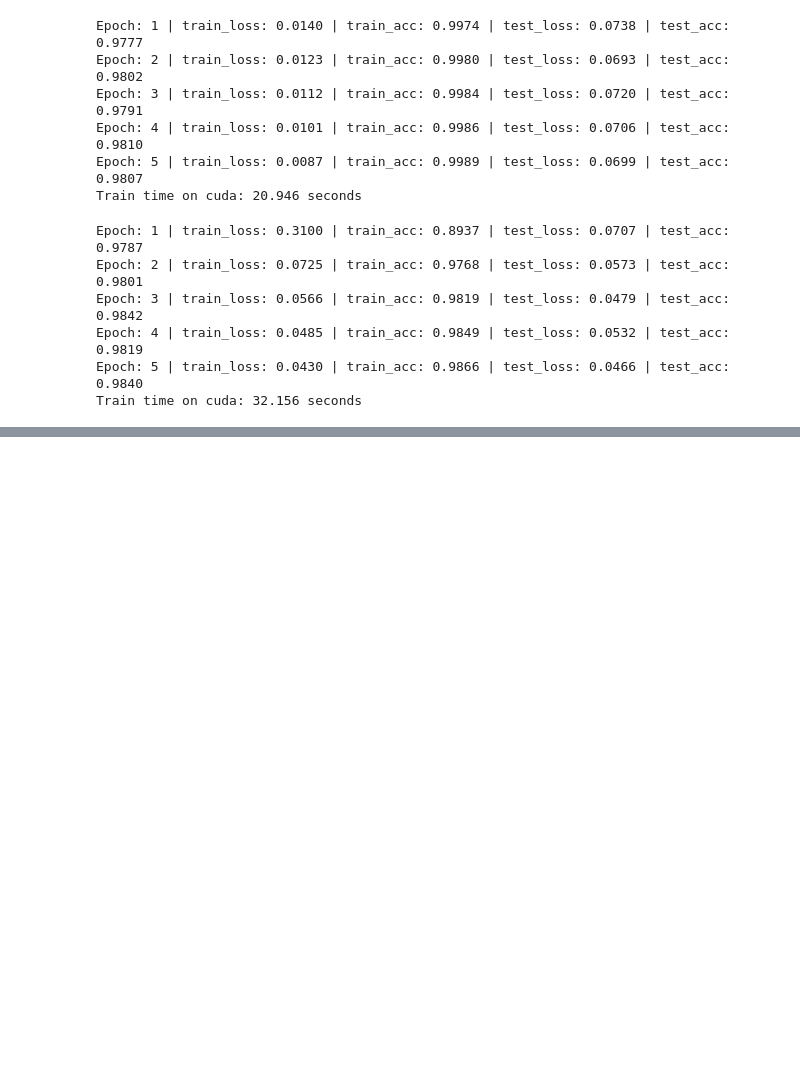
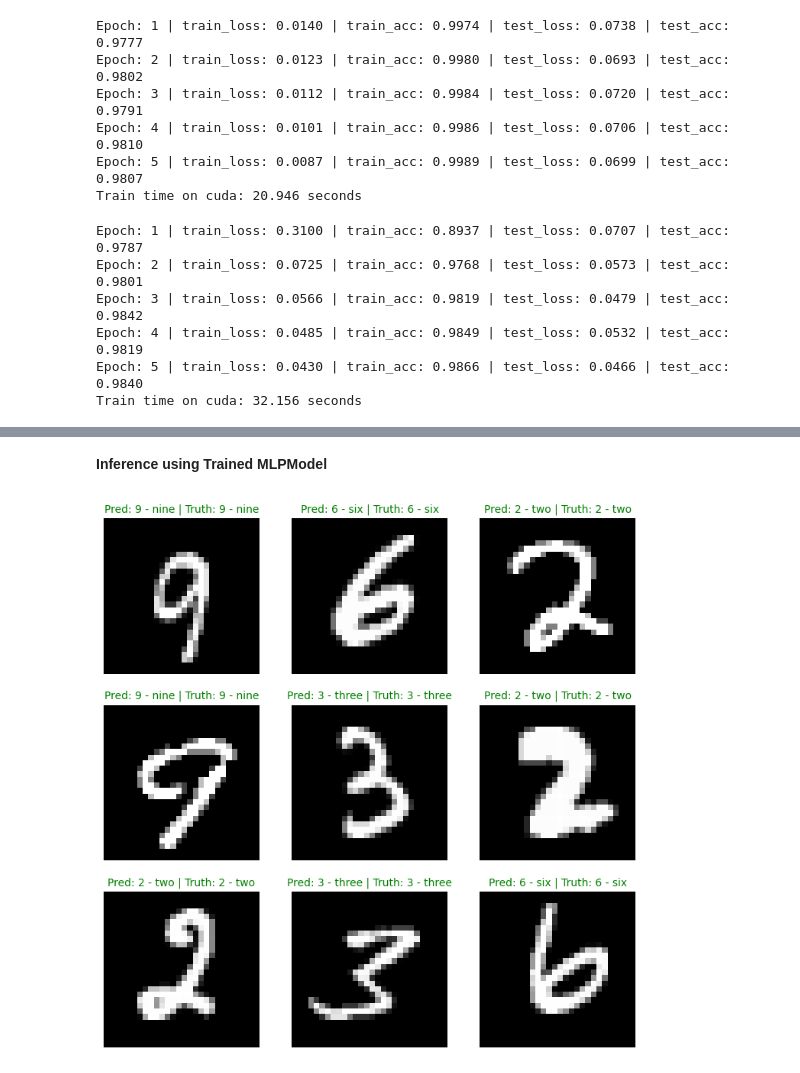
Before and after one commit to potcham/CV-projects, a Jupyter notebook: 01_digit_recognizer/01_MNIST.ipynb, the cells around one changed output, grey strips where cells are left out. Drawn from its saved outputs; the diff is of its cells as text; code cells hidden in the pictures; blank space fills up the shorter version.

```diff
--- a/01_digit_recognizer/01_MNIST.ipynb
+++ b/01_digit_recognizer/01_MNIST.ipynb
@@ -856,0 +707,6 @@ model_1_results
+# %% [markdown]
+**Inference using Trained MLPModel**
+# %%
+plot_some_results(model=model_mlp)
+# %% [output]
+[figure, added]
```
Also changed, not shown: parts of 40 cells of this notebook, 1 other file.
